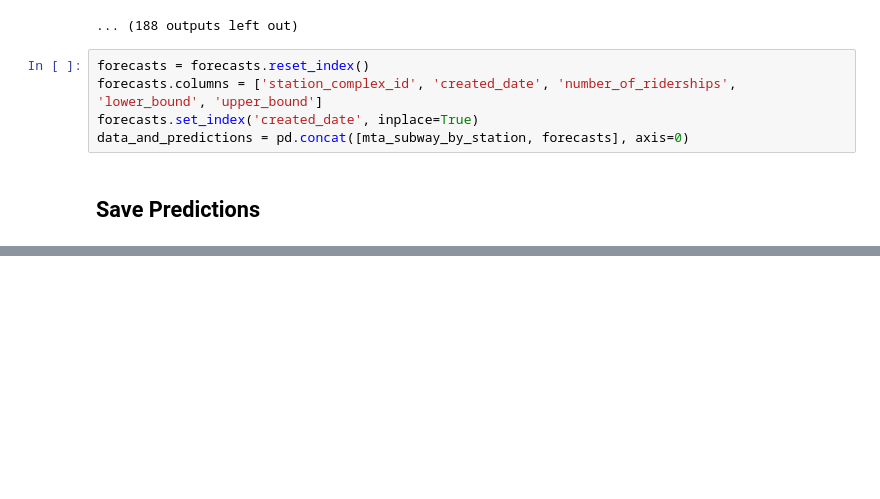
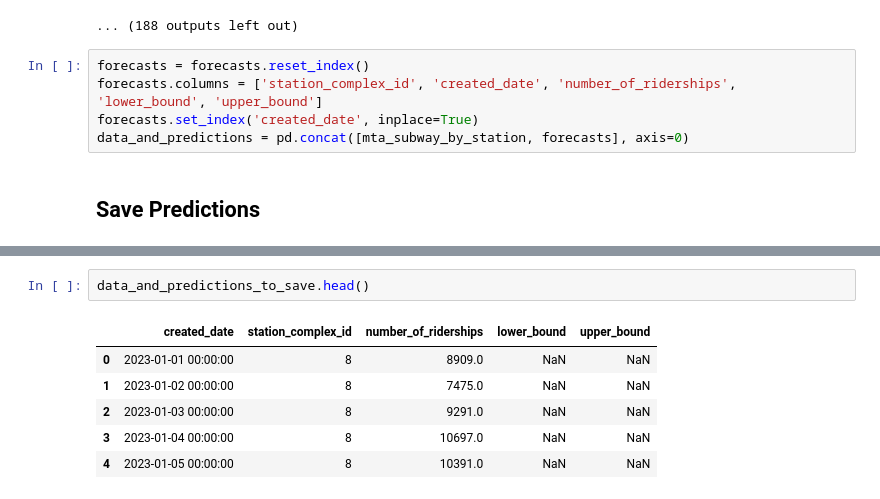
Before and after one commit to diegorojasucv/mta-subway-forecast, a Jupyter notebook: sagemaker-notebooks/riderships_predictions.ipynb, the cells around one changed output, grey strips where cells are left out. Cells and saved outputs as stored; diff of their text form; blank space fills up the shorter version.

```diff
--- a/sagemaker-notebooks/riderships_predictions.ipynb
+++ b/sagemaker-notebooks/riderships_predictions.ipynb
@@ -215 +224,10 @@ data_and_predictions = pd.concat([mta_subway_by_station, forecasts], axis=0)
+# %%
+data_and_predictions_to_save.head()
+# %% [output]
+|  | created_date | station_complex_id | number_of_riderships | lower_bound | upper_bound |
+| 0 | 2023-01-01 00:00:00 | 8 | 8909.0 | NaN | NaN |
+| 1 | 2023-01-02 00:00:00 | 8 | 7475.0 | NaN | NaN |
+| 2 | 2023-01-03 00:00:00 | 8 | 9291.0 | NaN | NaN |
+| 3 | 2023-01-04 00:00:00 | 8 | 10697.0 | NaN | NaN |
+| 4 | 2023-01-05 00:00:00 | 8 | 10391.0 | NaN | NaN |
 # %%
```
Also changed, not shown: parts of 2 cells of this notebook.
